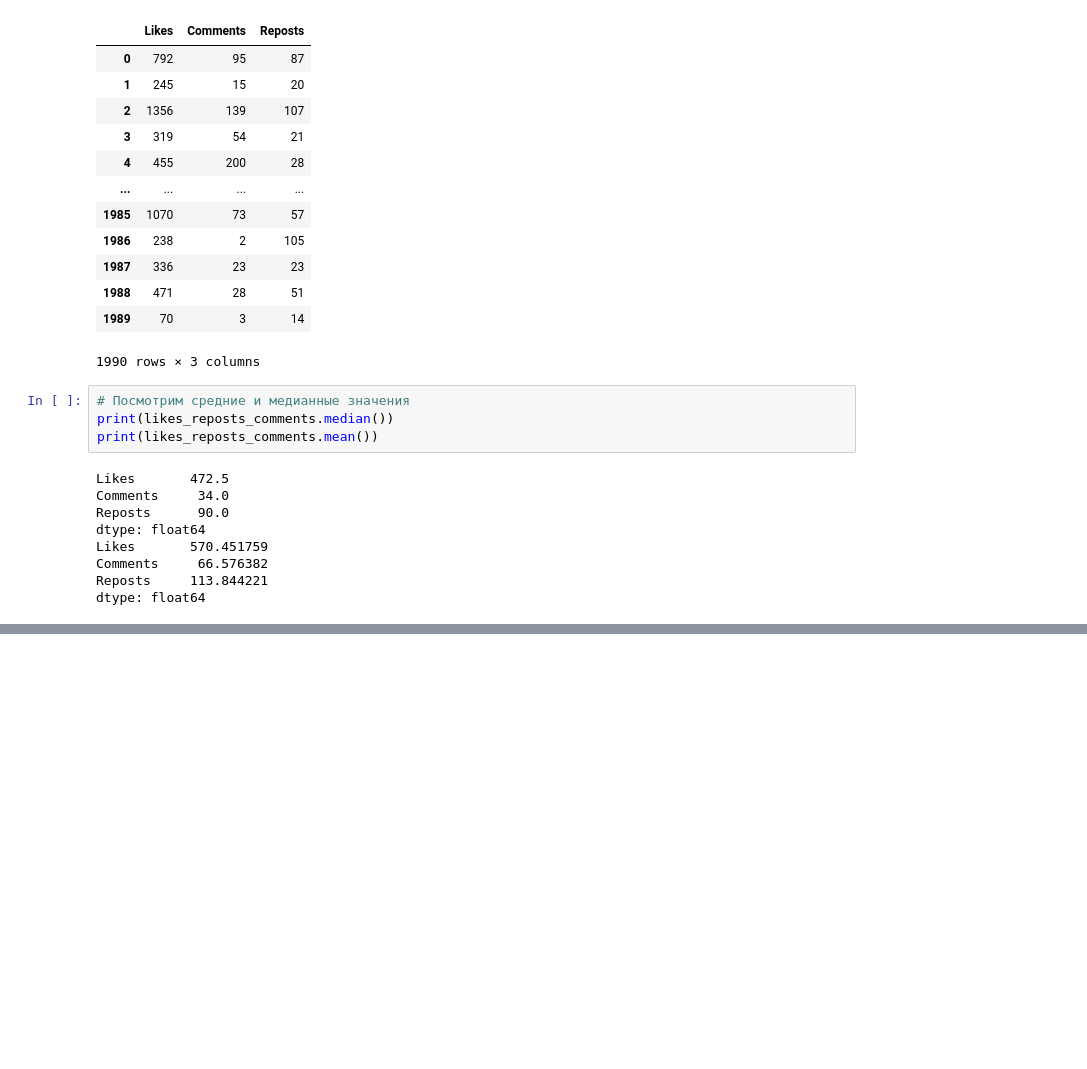
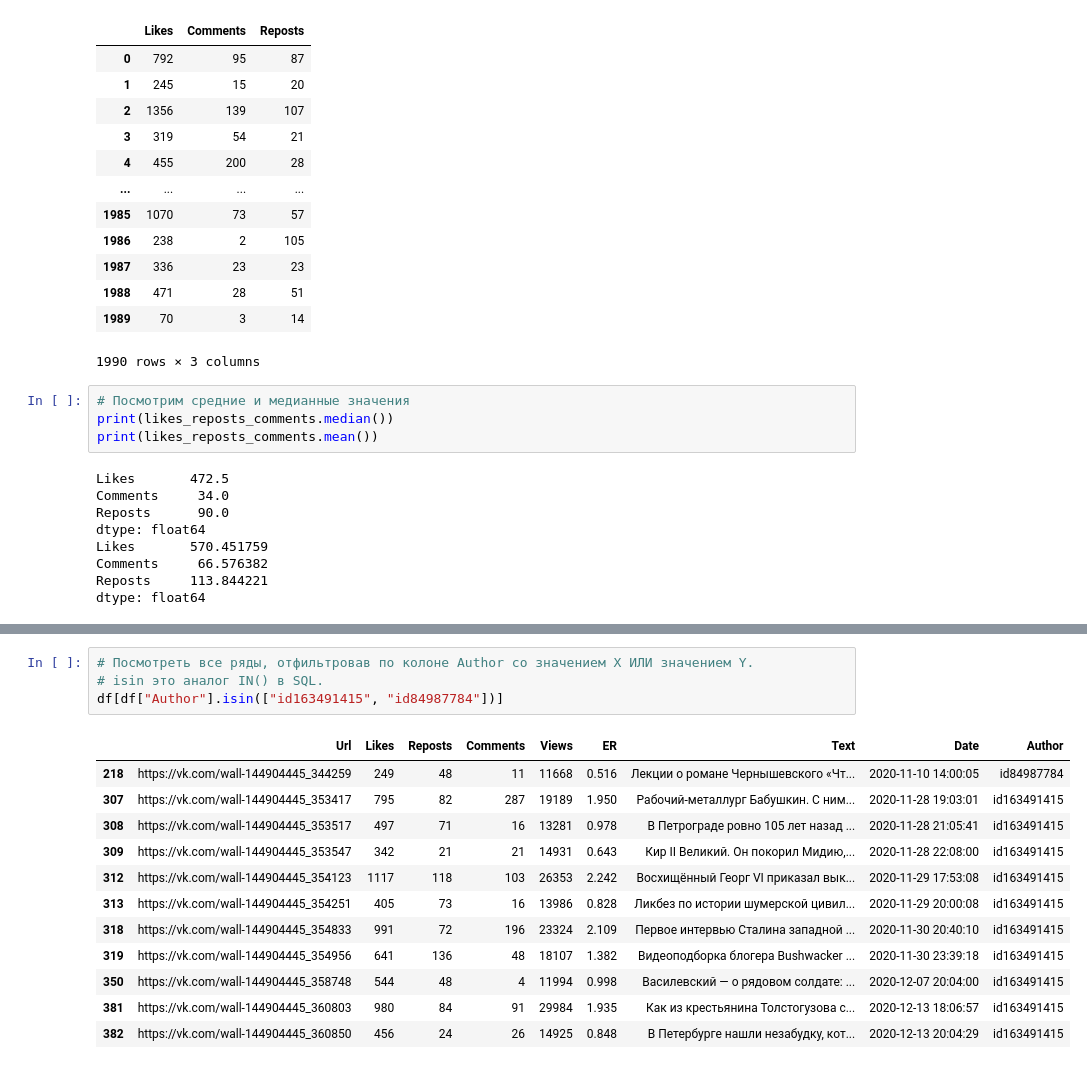
Before and after one commit to ArtemLeshchev/Python-Analysis-Digital-History, a Jupyter notebook: DH_Pandas.ipynb, the cells around one changed output, grey strips where cells are left out. Drawn from its saved outputs; the diff is of its cells as text; blank space fills up the shorter version.

```diff
--- a/DH_Pandas.ipynb
+++ b/DH_Pandas.ipynb
@@ -151,0 +162,17 @@ df[df["Reposts"] > 100]
+# %%
+# Посмотреть все ряды, отфильтровав по колоне Author со значением X ИЛИ значением Y.
+# isin это аналог IN() в SQL.
+df[df["Author"].isin(["id163491415", "id84987784"])]
+# %% [output]
+|  | Url | Likes | Reposts | Comments | Views | ER | Text | Date | Author |
+| 218 | https://vk.com/wall-144904445_344259 | 249 | 48 | 11 | 11668 | 0.516 | Лекции о романе Чернышевского «Чт... | 2020-11-10 14:00:05 | id84987784 |
+| 307 | https://vk.com/wall-144904445_353417 | 795 | 82 | 287 | 19189 | 1.950 | Рабочий-металлург Бабушкин. С ним... | 2020-11-28 19:03:01 | id163491415 |
+| 308 | https://vk.com/wall-144904445_353517 | 497 | 71 | 16 | 13281 | 0.978 | В Петрограде ровно 105 лет назад ... | 2020-11-28 21:05:41 | id163491415 |
+| 309 | https://vk.com/wall-144904445_353547 | 342 | 21 | 21 | 14931 | 0.643 | Кир II Великий. Он покорил Мидию,... | 2020-11-28 22:08:00 | id163491415 |
+| 312 | https://vk.com/wall-144904445_354123 | 1117 | 118 | 103 | 26353 | 2.242 | Восхищённый Георг VI приказал вык... | 2020-11-29 17:53:08 | id163491415 |
+| 313 | https://vk.com/wall-144904445_354251 | 405 | 73 | 16 | 13986 | 0.828 | Ликбез по истории шумерской цивил... | 2020-11-29 20:00:08 | id163491415 |
+| 318 | https://vk.com/wall-144904445_354833 | 991 | 72 | 196 | 23324 | 2.109 | Первое интервью Сталина западной ... | 2020-11-30 20:40:10 | id163491415 |
+| 319 | https://vk.com/wall-144904445_354956 | 641 | 136 | 48 | 18107 | 1.382 | Видеоподборка блогера Bushwacker ... | 2020-11-30 23:39:18 | id163491415 |
+| 350 | https://vk.com/wall-144904445_358748 | 544 | 48 | 4 | 11994 | 0.998 | Василевский — о рядовом солдате: ... | 2020-12-07 20:04:00 | id163491415 |
+| 381 | https://vk.com/wall-144904445_360803 | 980 | 84 | 91 | 29984 | 1.935 | Как из крестьянина Толстогузова с... | 2020-12-13 18:06:57 | id163491415 |
+| 382 | https://vk.com/wall-144904445_360850 | 456 | 24 | 26 | 14925 | 0.848 | В Петербурге нашли незабудку, кот... | 2020-12-13 20:04:29 | id163491415 |
```
Also changed, not shown: parts of 4 cells of this notebook.
